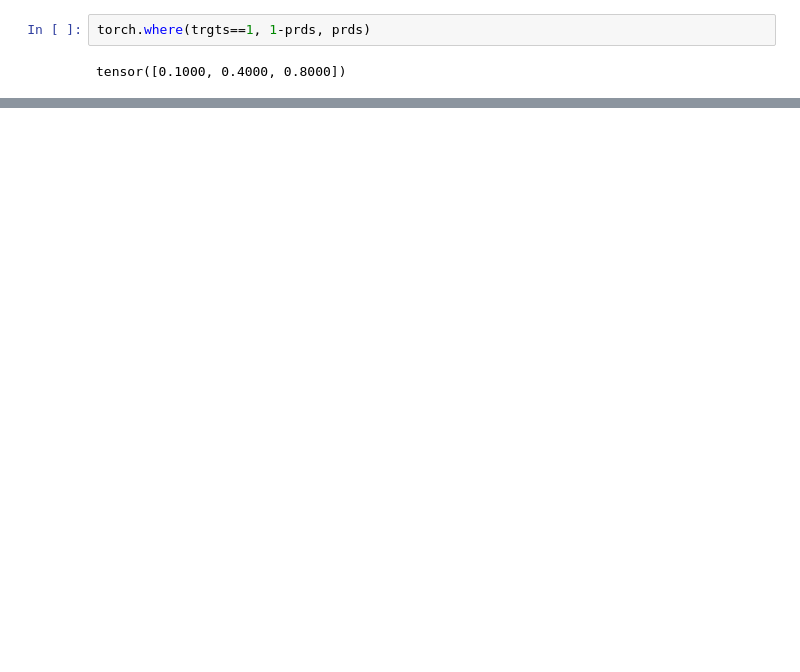
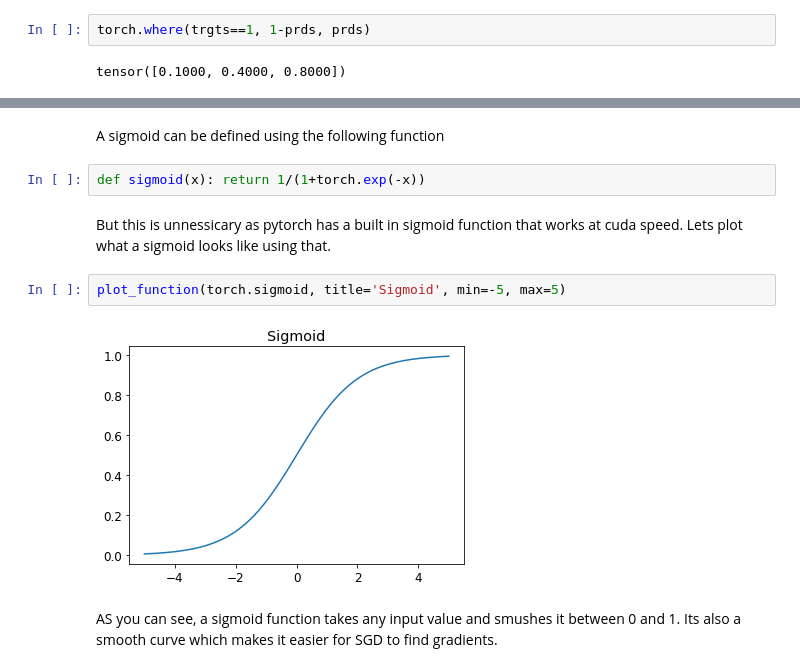
Before and after one commit to Audeon/fastai_Notebooks, a Jupyter notebook: Chapter_3_Digit_Identification.ipynb, the cells around one changed output, grey strips where cells are left out. Drawn from its saved outputs; the diff is of its cells as text; blank space fills up the shorter version.

Commit message:
Updated the loss function and added sigmoid information.

```diff
--- a/Chapter_3_Digit_Identification.ipynb
+++ b/Chapter_3_Digit_Identification.ipynb
@@ -600,0 +640,12 @@ tensor([0.1000, 0.4000, 0.8000])
+# %% [markdown]
+A sigmoid can be defined using the following function
+# %%
+def sigmoid(x): return 1/(1+torch.exp(-x))
+# %% [markdown]
+But this is unnessicary as pytorch has a built in sigmoid function that works at cuda speed. Lets plot what a sigmoid looks like using that.
+# %%
+plot_function(torch.sigmoid, title='Sigmoid', min=-5, max=5)
+# %% [output]
+[figure, added]
+# %% [markdown]
+AS you can see, a sigmoid function takes any input value and smushes it between 0 and 1. Its also a smooth curve which makes it easier for SGD to find gradients.
```
Also changed, not shown: parts of 35 cells of this notebook.
